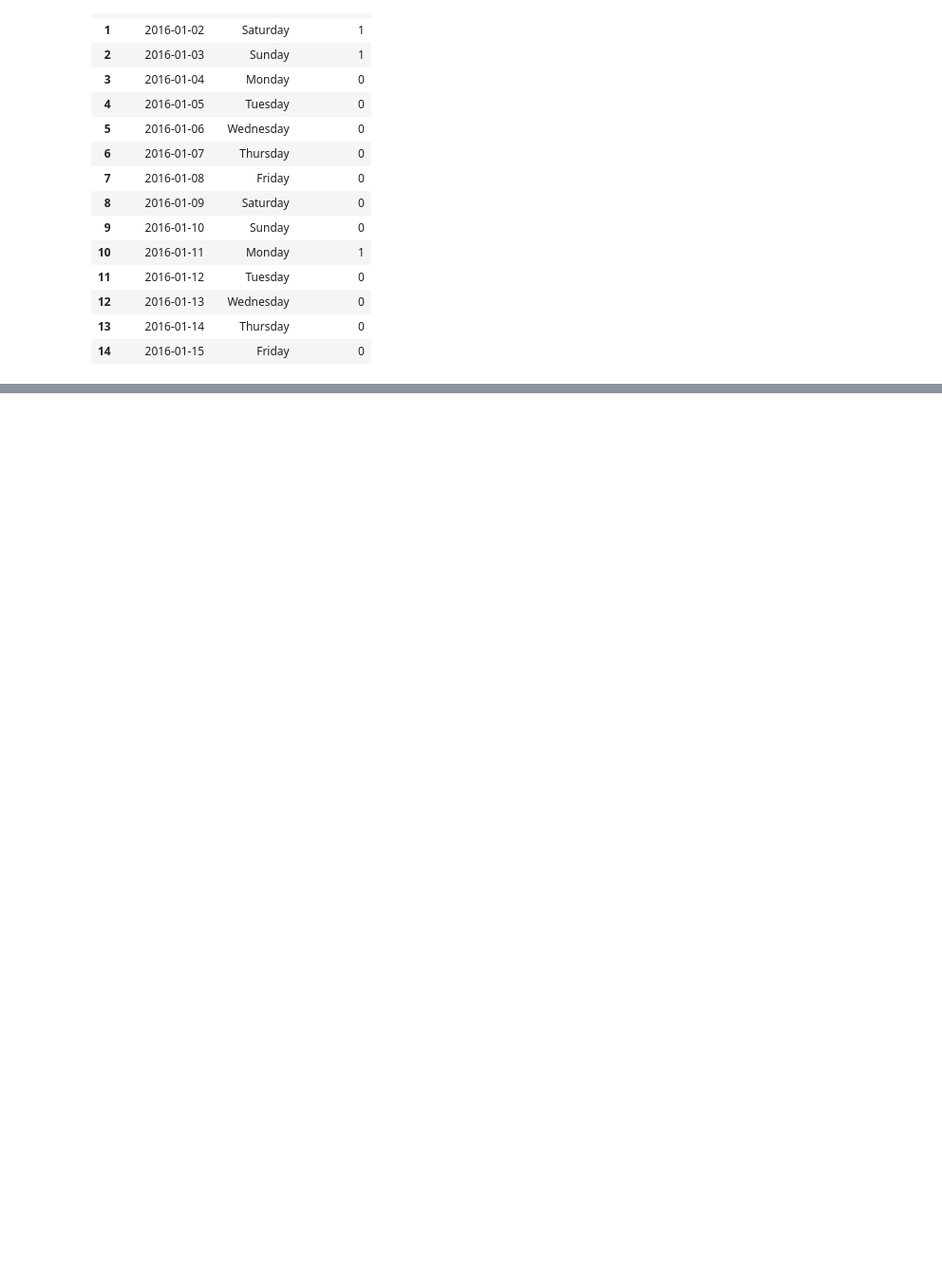
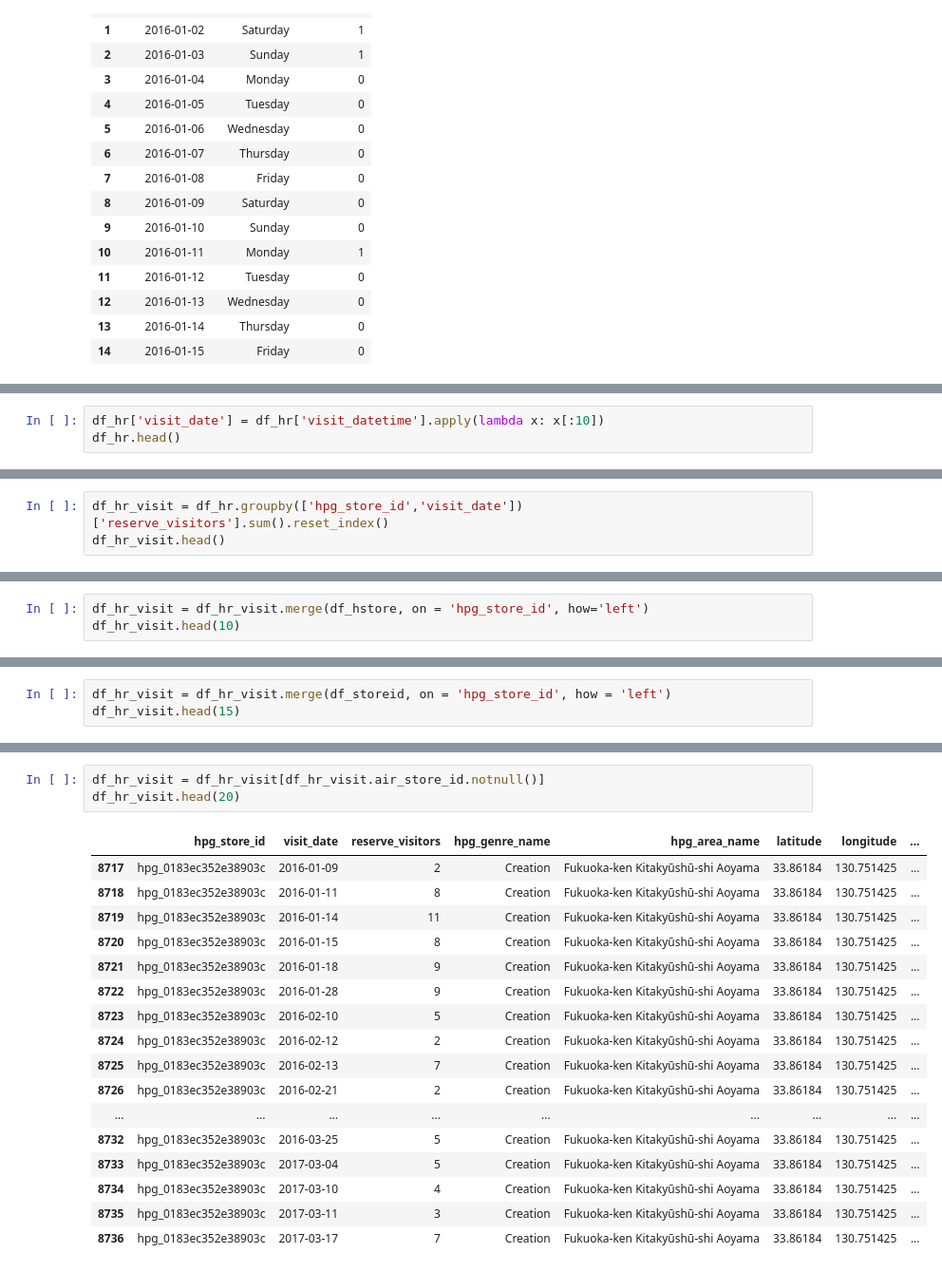
Before and after one commit to dongzhang84/Kaggle, a Jupyter notebook: Restaurant_Visitor_Forecasting/Visitor_forecasting_v1.ipynb, the cells around one changed output, grey strips where cells are left out. Shown at 95% size. Saved outputs shown, nothing was run; the diff lists cells and outputs as text; blank space fills up the shorter version.

```diff
--- a/Restaurant_Visitor_Forecasting/Visitor_forecasting_v1.ipynb
+++ b/Restaurant_Visitor_Forecasting/Visitor_forecasting_v1.ipynb
@@ -192,0 +300,3 @@ Thoughts:
+# %%
+df_hr['visit_date'] = df_hr['visit_datetime'].apply(lambda x: x[:10])
+df_hr.head()
@@ -192,0 +310,3 @@ Thoughts:
+# %%
+df_hr_visit = df_hr.groupby(['hpg_store_id','visit_date'])['reserve_visitors'].sum().reset_index()
+df_hr_visit.head()
@@ -192,0 +320,3 @@ Thoughts:
+# %%
+df_hr_visit = df_hr_visit.merge(df_hstore, on = 'hpg_store_id', how='left')
+df_hr_visit.head(10)
@@ -192,0 +335,3 @@ Thoughts:
+# %%
+df_hr_visit = df_hr_visit.merge(df_storeid, on = 'hpg_store_id', how = 'left')
+df_hr_visit.head(15)
@@ -192,0 +371,21 @@ Thoughts:
+# %%
+df_hr_visit = df_hr_visit[df_hr_visit.air_store_id.notnull()]
+df_hr_visit.head(20)
+# %% [output]
+|  | hpg_store_id | visit_date | reserve_visitors | hpg_genre_name | hpg_area_name | latitude | longitude | ... |
+| 8717 | hpg_0183ec352e38903c | 2016-01-09 | 2 | Creation | Fukuoka-ken Kitakyūshū-shi Aoyama | 33.86184 | 130.751425 | ... |
+| 8718 | hpg_0183ec352e38903c | 2016-01-11 | 8 | Creation | Fukuoka-ken Kitakyūshū-shi Aoyama | 33.86184 | 130.751425 | ... |
+| 8719 | hpg_0183ec352e38903c | 2016-01-14 | 11 | Creation | Fukuoka-ken Kitakyūshū-shi Aoyama | 33.86184 | 130.751425 | ... |
+| 8720 | hpg_0183ec352e38903c | 2016-01-15 | 8 | Creation | Fukuoka-ken Kitakyūshū-shi Aoyama | 33.86184 | 130.751425 | ... |
+| 8721 | hpg_0183ec352e38903c | 2016-01-18 | 9 | Creation | Fukuoka-ken Kitakyūshū-shi Aoyama | 33.86184 | 130.751425 | ... |
+| 8722 | hpg_0183ec352e38903c | 2016-01-28 | 9 | Creation | Fukuoka-ken Kitakyūshū-shi Aoyama | 33.86184 | 130.751425 | ... |
+| 8723 | hpg_0183ec352e38903c | 2016-02-10 | 5 | Creation | Fukuoka-ken Kitakyūshū-shi Aoyama | 33.86184 | 130.751425 | ... |
+| 8724 | hpg_0183ec352e38903c | 2016-02-12 | 2 | Creation | Fukuoka-ken Kitakyūshū-shi Aoyama | 33.86184 | 130.751425 | ... |
+| 8725 | hpg_0183ec352e38903c | 2016-02-13 | 7 | Creation | Fukuoka-ken Kitakyūshū-shi Aoyama | 33.86184 | 130.751425 | ... |
+| 8726 | hpg_0183ec352e38903c | 2016-02-21 | 2 | Creation | Fukuoka-ken Kitakyūshū-shi Aoyama | 33.86184 | 130.751425 | ... |
+| ... | ... | ... | ... | ... | ... | ... | ... | ... |
+| 8732 | hpg_0183ec352e38903c | 2016-03-25 | 5 | Creation | Fukuoka-ken Kitakyūshū-shi Aoyama | 33.86184 | 130.751425 | ... |
+| 8733 | hpg_0183ec352e38903c | 2017-03-04 | 5 | Creation | Fukuoka-ken Kitakyūshū-shi Aoyama | 33.86184 | 130.751425 | ... |
+| 8734 | hpg_0183ec352e38903c | 2017-03-10 | 4 | Creation | Fukuoka-ken Kitakyūshū-shi Aoyama | 33.86184 | 130.751425 | ... |
+| 8735 | hpg_0183ec352e38903c | 2017-03-11 | 3 | Creation | Fukuoka-ken Kitakyūshū-shi Aoyama | 33.86184 | 130.751425 | ... |
+| 8736 | hpg_0183ec352e38903c | 2017-03-17 | 7 | Creation | Fukuoka-ken Kitakyūshū-shi Aoyama | 33.86184 | 130.751425 | ... |
```
Also changed, not shown: parts of 19 cells of this notebook.
